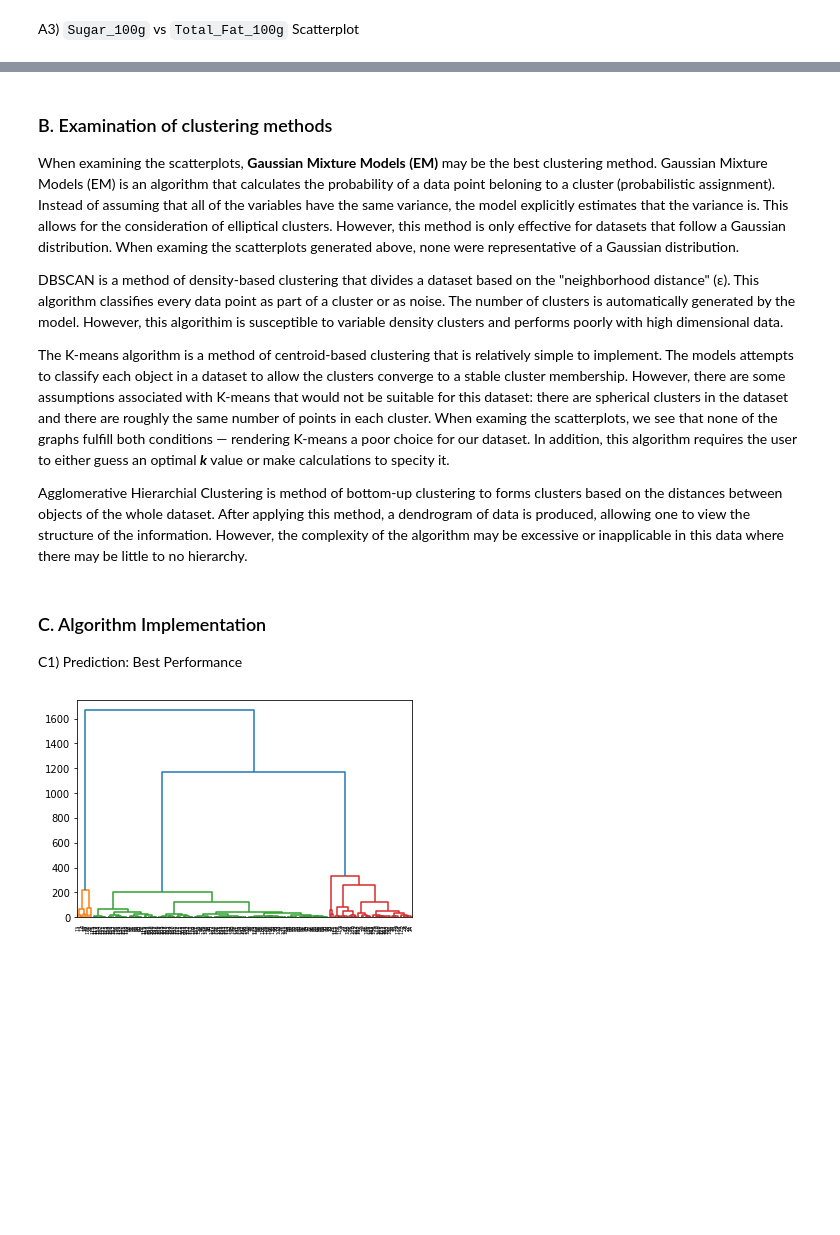
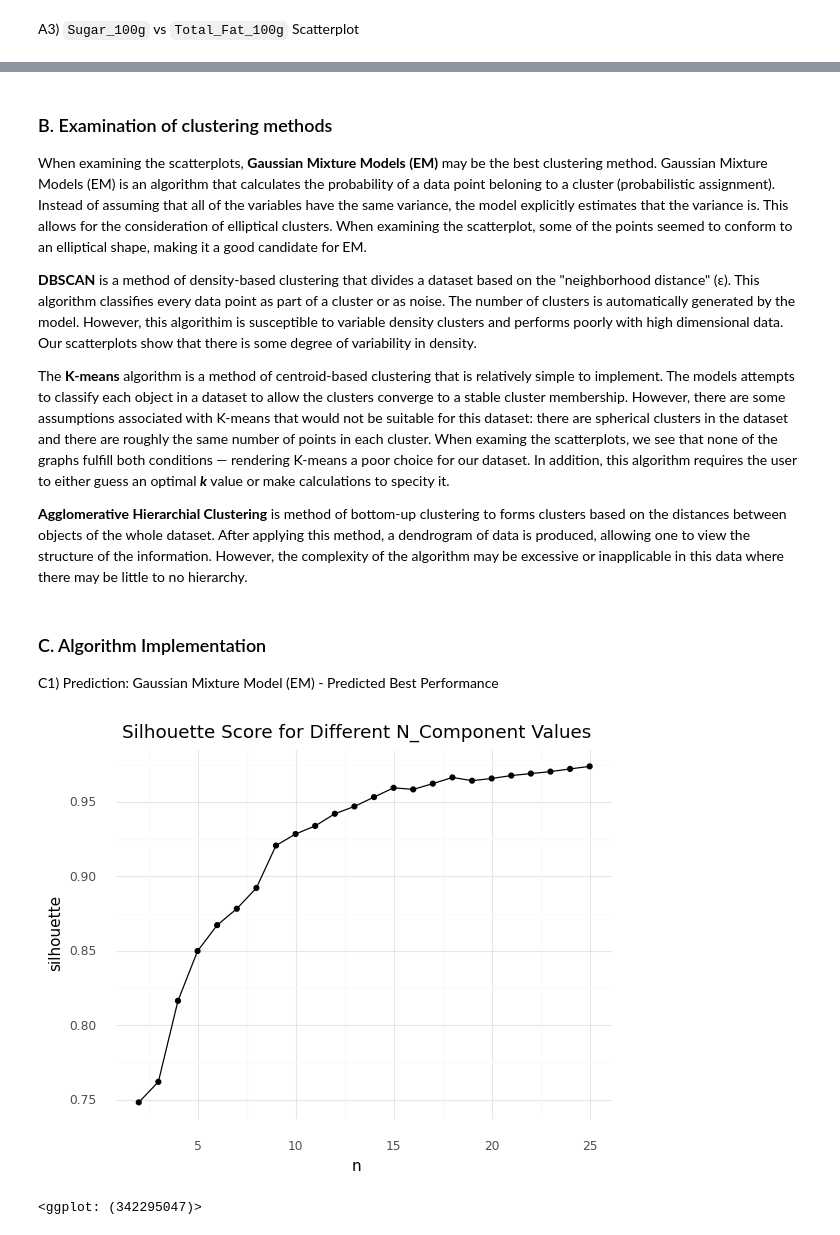
Before and after one commit to min-is/Chapman-University, a Jupyter notebook: CPSC 392 - Data Science/Projects/Min - Project 2.ipynb, the cells around one changed output, grey strips where cells are left out. Saved outputs shown, nothing was run; the diff lists cells and outputs as text; code cells hidden in the pictures; blank space fills up the shorter version.

```diff
--- a/CPSC 392 - Data Science/Projects/Min - Project 2.ipynb
+++ b/CPSC 392 - Data Science/Projects/Min - Project 2.ipynb
@@ -81,14 +78,14 @@ labs(x = 'Total Fat 100g', y = 'Sugar 100g'))
 # %% [markdown]
 ### B. Examination of clustering methods
 
-When examining the scatterplots, **Gaussian Mixture Models (EM)** may be the best clustering method. Gaussian Mixture Models (EM) is an algorithm that calculates the probability of a data point beloning to a cluster (probabilistic assignment). Instead of assuming that all of the variables have the same variance, the model explicitly estimates that the variance is. This allows for the consideration of elliptical clusters. However, this method is only effective for datasets that follow a Gaussian distribution. When examing the scatterplots generated above, none were representative of a Gaussian distribution.
+When examining the scatterplots, **Gaussian Mixture Models (EM)** may be the best clustering method. Gaussian Mixture Models (EM) is an algorithm that calculates the probability of a data point beloning to a cluster (probabilistic assignment). Instead of assuming that all of the variables have the same variance, the model explicitly estimates that the variance is. This allows for the consideration of elliptical clusters. When examining the scatterplot, some of the points seemed to conform to an elliptical shape, making it a good candidate for EM.
 
-DBSCAN is a method of density-based clustering that divides a dataset based on the "neighborhood distance" (ε). This algorithm classifies every data point as part of a cluster or as noise. The number of clusters is automatically generated by the model. However, this algorithim is susceptible to variable density clusters and performs poorly with high dimensional data.
+**DBSCAN** is a method of density-based clustering that divides a dataset based on the "neighborhood distance" (ε). This algorithm classifies every data point as part of a cluster or as noise. The number of clusters is automatically generated by the model. However, this algorithim is susceptible to variable density clusters and performs poorly with high dimensional data. Our scatterplots show that there is some degree of variability in density.
 
-The K-means algorithm is a method of centroid-based clustering that is relatively simple to implement. The models attempts to classify each object in a dataset to allow the clusters converge to a stable cluster membership. However, there are some assumptions associated with K-means that would not be suitable for this dataset: there are spherical clusters in the dataset and there are roughly the same number of points in each cluster. When examing the scatterplots, we see that none of the graphs fulfill both conditions — rendering K-means a poor choice for our dataset. In addition, this algorithm requires the user to either guess an optimal ***k*** value or make calculations to specity it.
+The **K-means** algorithm is a method of centroid-based clustering that is relatively simple to implement. The models attempts to classify each object in a dataset to allow the clusters converge to a stable cluster membership. However, there are some assumptions associated with K-means that would not be suitable for this dataset: there are spherical clusters in the dataset and there are roughly the same number of points in each cluster. When examing the scatterplots, we see that none of the graphs fulfill both conditions — rendering K-means a poor choice for our dataset. In addition, this algorithm requires the user to either guess an optimal ***k*** value or make calculations to specity it.
 
 
-Agglomerative Hierarchial Clustering is method of bottom-up clustering to forms clusters based on the distances between objects of the whole dataset. After applying this method, a dendrogram of data is produced, allowing one to view the structure of the information. However, the complexity of the algorithm may be excessive or inapplicable in this data where there may be little to no hierarchy.
+**Agglomerative Hierarchial Clustering** is method of bottom-up clustering to forms clusters based on the distances between objects of the whole dataset. After applying this method, a dendrogram of data is produced, allowing one to view the structure of the information. However, the complexity of the algorithm may be excessive or inapplicable in this data where there may be little to no hierarchy.
 # %% [markdown]
 ### C. Algorithm Implementation
-C1) Prediction: Best Performance
+C1) Prediction: Gaussian Mixture Model (EM) - Predicted Best Performance
@@ -98,7 +92,34 @@ X = df[features]
-# %%
-test = AgglomerativeClustering(affinity='euclidean', linkage = 'ward')
-test.fit(X)
-
-dendro = sch.dendrogram(sch.linkage(X, method = 'ward'))
-# %% [output]
-[figure, removed]
+# %%
+# EM
+features = ['Sodium_100g', 'Total_Fat_100g', 'Sugar_100g']
+
+X = df[features]
+
+z = StandardScaler()
+
+X[features] = z.fit_transform(X)
+Xdf = X
+
+n_components = [2,3,4,5,6,7,8,9,10,11,12,13,14,15,16,17,18,19,20,21,22,23,24,25]
+
+sils = []
+
+for n in n_components:
+    gmm = GaussianMixture(n_components=n)
+    gmm.fit(X)
+    colName = str(n) + "assign"
+    clusters = gmm.predict(X)
+    Xdf[colName] = clusters
+
+    sils.append(silhouette_score(X, clusters))
+
+sils_df = pd.DataFrame({"n": n_components,
+                      "silhouette": sils})
+
+(ggplot(sils_df, aes(x = "n", y = "silhouette")) + geom_point() +
+geom_line() +
+theme_minimal() +
+labs(title = "Silhouette Score for Different N_Component Values"))
+# %% [output]
+[figure, added]
+<ggplot: (342295047)>
```
Also changed, not shown: parts of 12 cells of this notebook, 4 other files.
